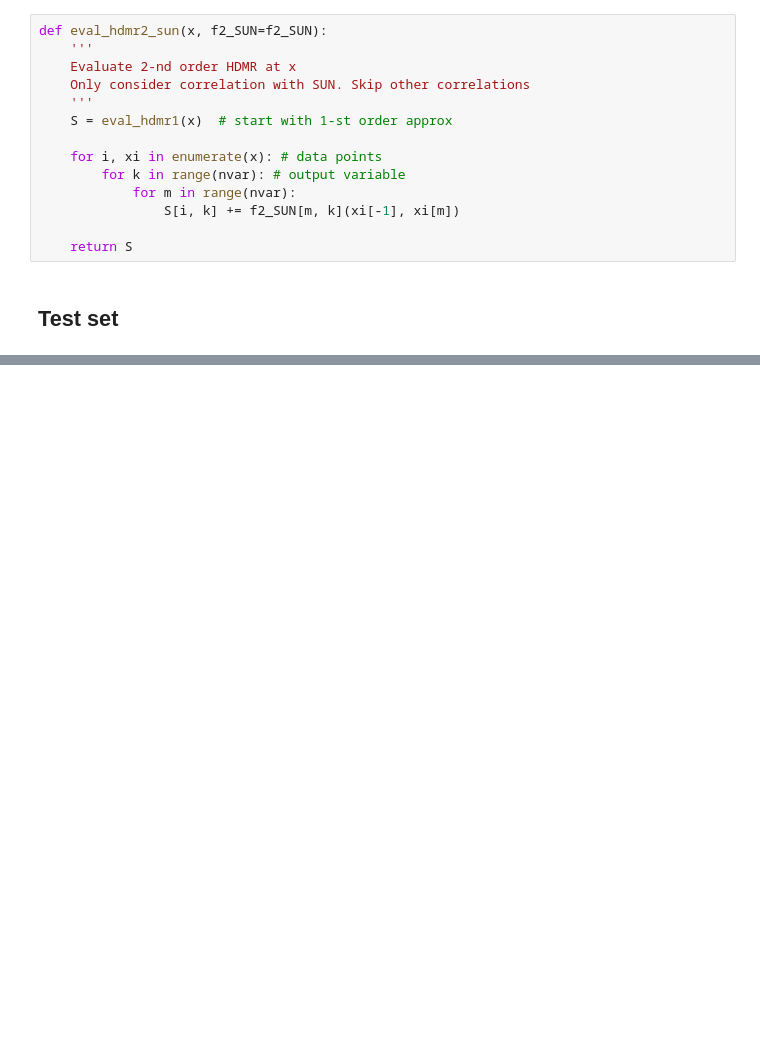
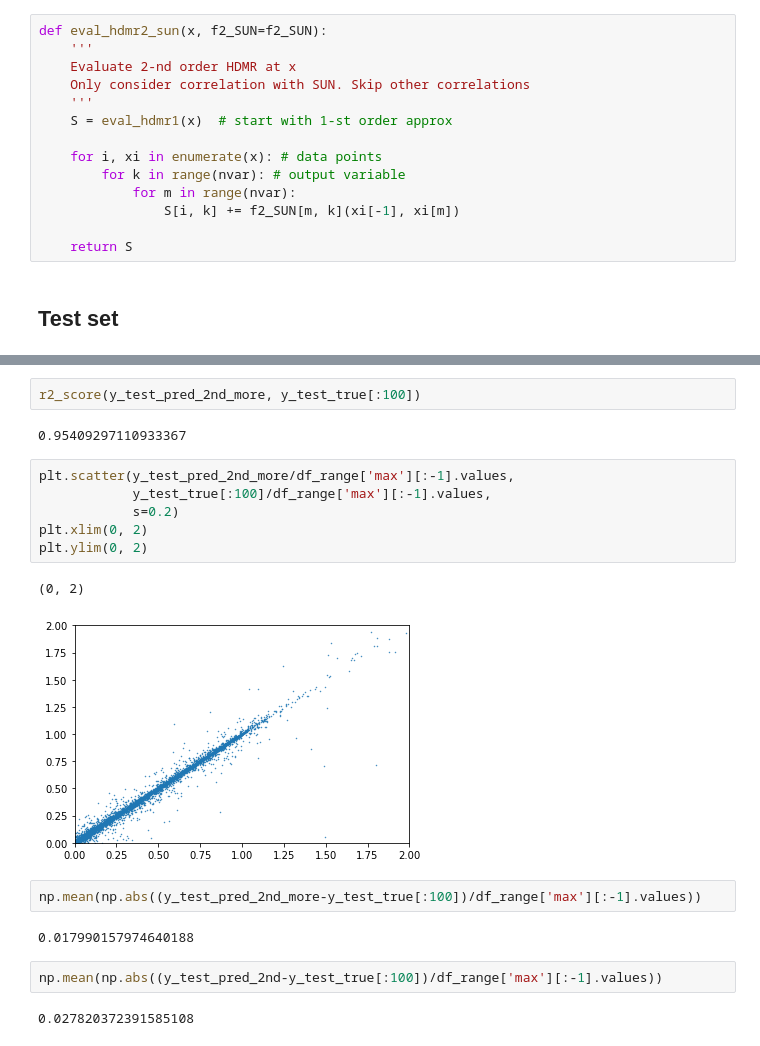
Before and after one commit to JiaweiZhuang/KPP, a Jupyter notebook: my_tests/saprc99/HDMR.ipynb, the cells around one changed output, grey strips where cells are left out. Cells and saved outputs as stored; diff of their text form; blank space fills up the shorter version.

```diff
--- a/my_tests/saprc99/HDMR.ipynb
+++ b/my_tests/saprc99/HDMR.ipynb
@@ -253,0 +340,21 @@ plt.ylim(0, 2)
+# %%
+r2_score(y_test_pred_2nd_more, y_test_true[:100])
+# %% [output]
+0.95409297110933367
+# %%
+plt.scatter(y_test_pred_2nd_more/df_range['max'][:-1].values,
+            y_test_true[:100]/df_range['max'][:-1].values,
+            s=0.2)
+plt.xlim(0, 2)
+plt.ylim(0, 2)
+# %% [output]
+(0, 2)
+[figure, added]
+# %%
+np.mean(np.abs((y_test_pred_2nd_more-y_test_true[:100])/df_range['max'][:-1].values))
+# %% [output]
+0.017990157974640188
+# %%
+np.mean(np.abs((y_test_pred_2nd-y_test_true[:100])/df_range['max'][:-1].values))
+# %% [output]
+0.027820372391585108
```
Also changed, not shown: parts of 17 cells of this notebook.
